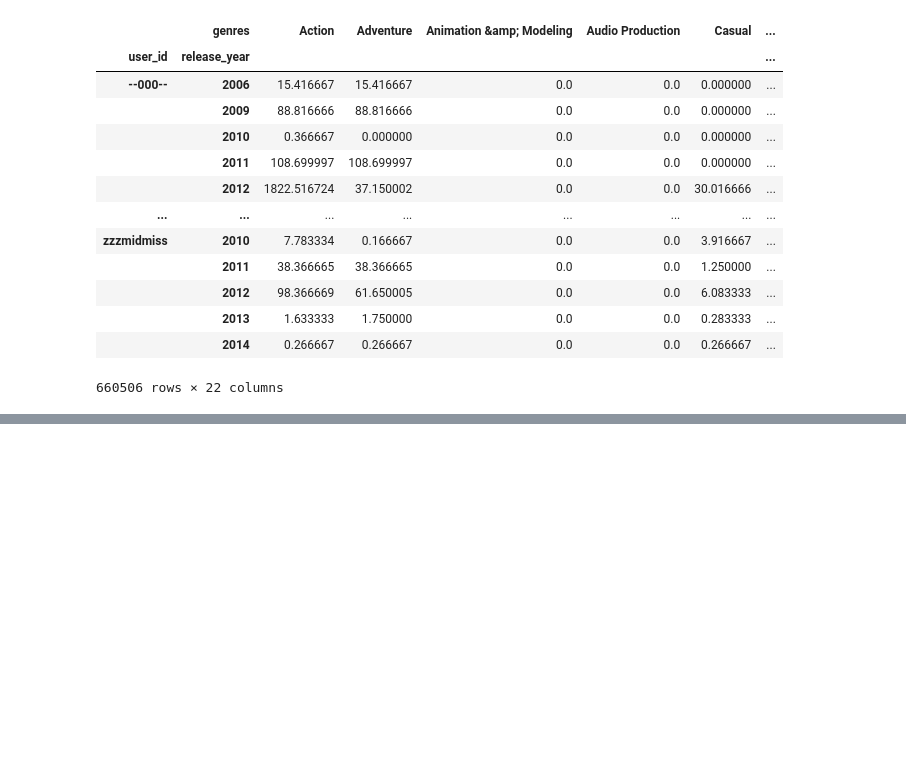
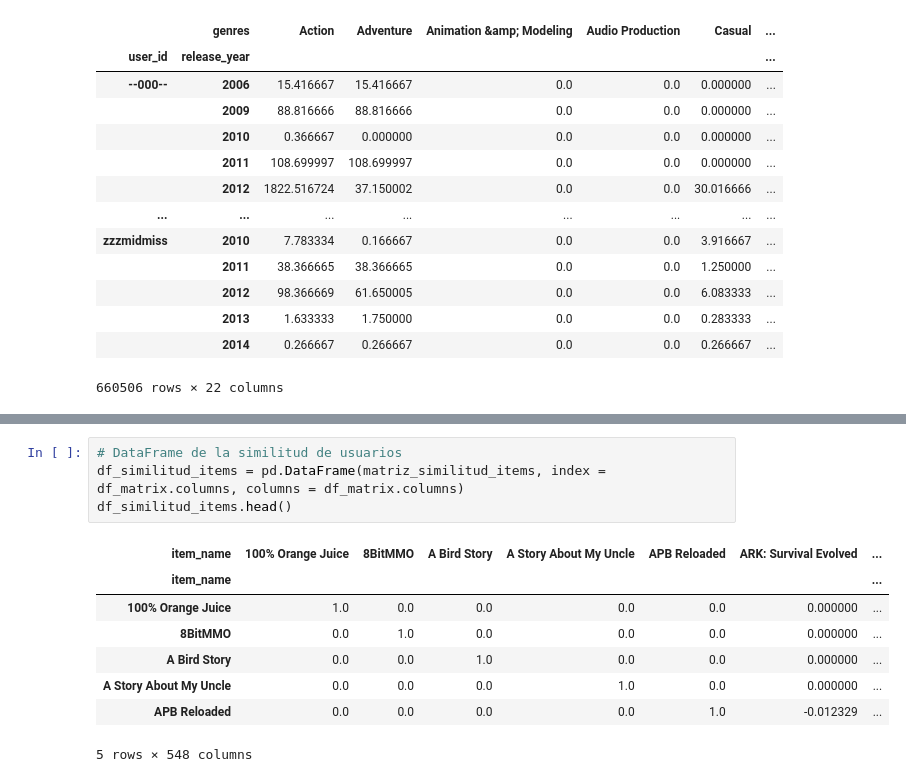
Before and after one commit to rrobles9112/Steam-MLOPS, a Jupyter notebook: Notebooks/Feature_engineering.ipynb, the cells around one changed output, grey strips where cells are left out. Drawn from its saved outputs; the diff is of its cells as text; blank space fills up the shorter version.

```diff
--- a/Notebooks/Feature_engineering.ipynb
+++ b/Notebooks/Feature_engineering.ipynb
@@ -230,0 +476,13 @@ max_playtime_by_genre_year
+# %%
+# DataFrame de la similitud de usuarios
+df_similitud_items = pd.DataFrame(matriz_similitud_items, index = df_matrix.columns, columns = df_matrix.columns)
+df_similitud_items.head()
+# %% [output]
+| item_name | 100% Orange Juice | 8BitMMO | A Bird Story | A Story About My Uncle | APB Reloaded | ARK: Survival Evolved | ... |
+| item_name |  |  |  |  |  |  | ... |
+| 100% Orange Juice | 1.0 | 0.0 | 0.0 | 0.0 | 0.0 | 0.000000 | ... |
+| 8BitMMO | 0.0 | 1.0 | 0.0 | 0.0 | 0.0 | 0.000000 | ... |
+| A Bird Story | 0.0 | 0.0 | 1.0 | 0.0 | 0.0 | 0.000000 | ... |
+| A Story About My Uncle | 0.0 | 0.0 | 0.0 | 1.0 | 0.0 | 0.000000 | ... |
+| APB Reloaded | 0.0 | 0.0 | 0.0 | 0.0 | 1.0 | -0.012329 | ... |
+5 rows × 548 columns
```
Also changed, not shown: parts of 43 cells of this notebook.
